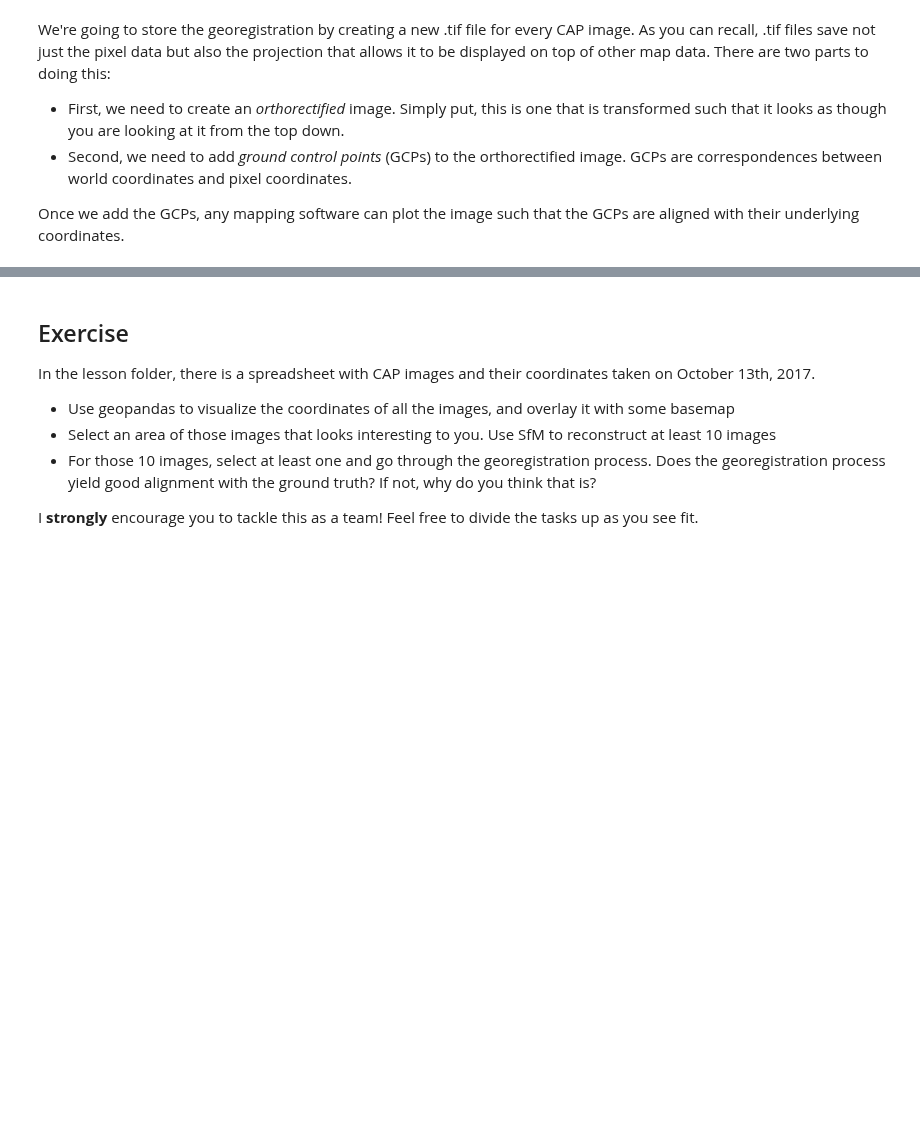
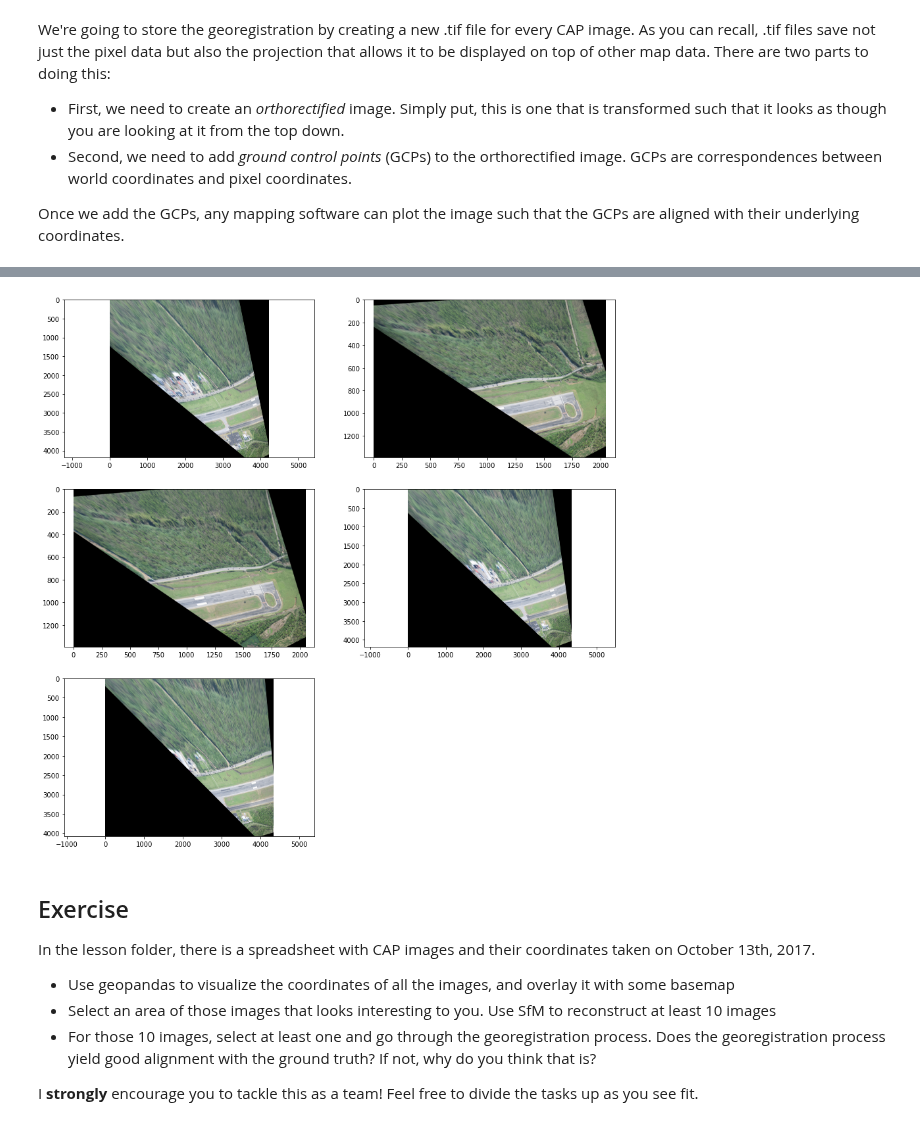
Before and after one commit to bwsi-remote-sensing-2020/09-Civil_Air_Patrol_and_Georegistration, a Jupyter notebook: 12-Civil_Air_Patrol_and_georegistration.ipynb, the cells around one changed output, grey strips where cells are left out. Cells and saved outputs as stored; diff of their text form; code cells hidden in the pictures; blank space fills up the shorter version.

Commit message:
Add plots to show image transformations

```diff
--- a/12-Civil_Air_Patrol_and_georegistration.ipynb
+++ b/12-Civil_Air_Patrol_and_georegistration.ipynb
@@ -311,3 +315,20 @@ for reconst in reconstructions:
+# %%
+import rasterio
+import rasterio.plot
+
+fig = plt.figure(figsize=(15, 15))
+files = [os.path.join('CAP_sample_1/geotiff/', f) for f in os.listdir('CAP_sample_1/geotiff/') if f.endswith("tif")]
+
+for i, file in enumerate(files):
+    with rasterio.open(file, "r") as dataset:
+#         dataset_mask = dataset.read_masks(1)
+#         dataset_read = dataset.read(1)
+#         rasterio.plot.show(np.ma.masked_where(dataset_mask==0, dataset_read), ax=ax)
+        ax = fig.add_subplot(3, 2, i+1)
+        rasterio.plot.show(dataset, ax=ax)
+        ax.axis("equal")
+# %% [output]
+[figure, added]
 # %% [markdown]
 ## Exercise
 In the lesson folder, there is a spreadsheet with CAP images and their coordinates taken on October 13th, 2017.
```
Also changed, not shown: parts of 4 cells of this notebook.
